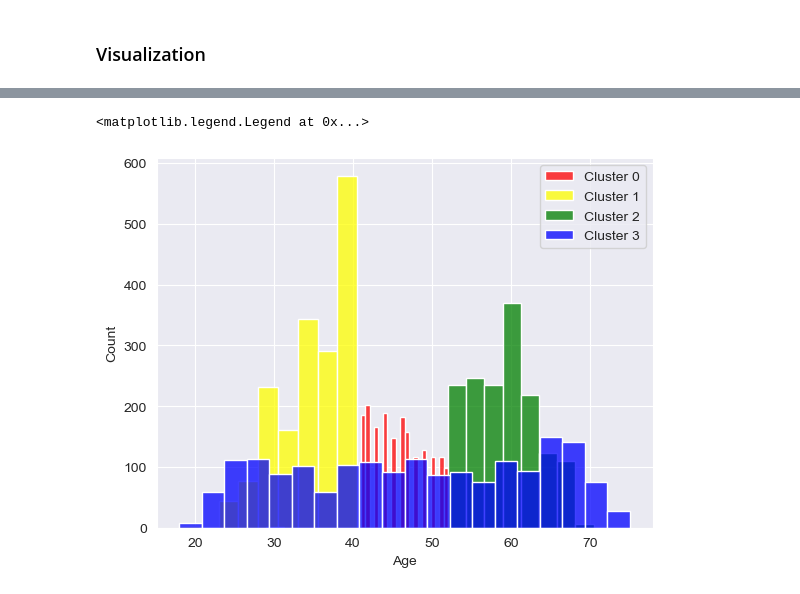
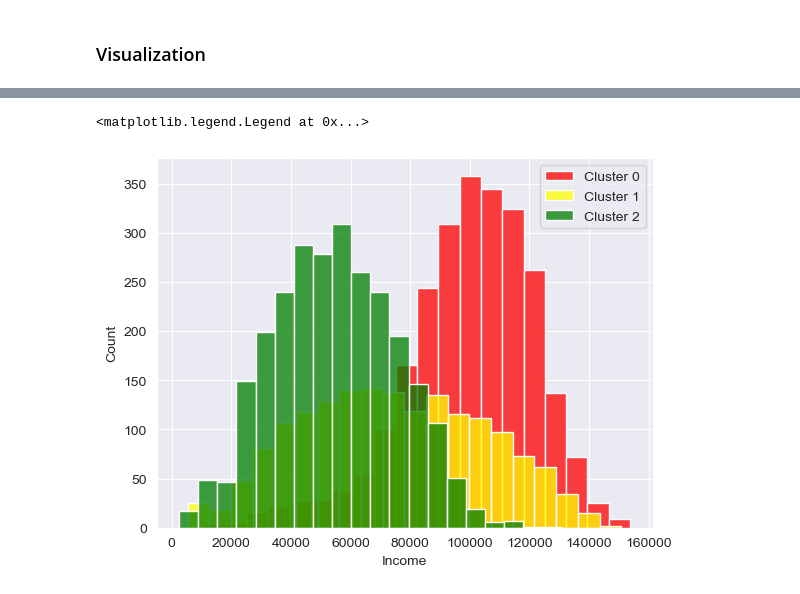
Before and after one commit to MikeOlhao/DSML_projeto, a Jupyter notebook: DSML_202223_Clusters_Group09_Notebook_semgraficos.ipynb, the cells around one changed output, grey strips where cells are left out. Cells and saved outputs as stored; diff of their text form; code cells hidden in the pictures.

Commit message:
Ratios and visualization

```diff
--- a/DSML_202223_Clusters_Group09_Notebook_semgraficos.ipynb
+++ b/DSML_202223_Clusters_Group09_Notebook_semgraficos.ipynb
@@ -621,9 +624,9 @@ df[(df[['MntMeat&Fish', 'MntEntries',
 # %%
 # como justificar a atribuição de [0,0,0,0,0,0] às variaveis de monetary?
 
-df.loc[(df[['MntMeat&Fish', 'MntEntries',
+df.drop(df.loc[(df[['MntMeat&Fish', 'MntEntries',
             'MntVegan&Vegetarian', 'MntDrinks', 'MntDesserts',
-            'MntAdditionalRequests']].sum(axis = 1) > 0) & (df[['NumAppPurchases', 'NumTakeAwayPurchases', 'NumStorePurchases']].sum(axis = 1) <= 0),['MntMeat&Fish','MntEntries','MntVegan&Vegetarian', 'MntDrinks', 'MntDesserts','MntAdditionalRequests']] = [0,0,0,0,0,0]
+            'MntAdditionalRequests']].sum(axis = 1) > 0) & (df[['NumAppPurchases', 'NumTakeAwayPurchases', 'NumStorePurchases']].sum(axis = 1) <= 0)].index,inplace=True)
 # %%
 df[(df[['MntMeat&Fish', 'MntEntries',
         'MntVegan&Vegetarian', 'MntDrinks', 'MntDesserts',
@@ -664,0 +658,7 @@ df[(df['NumOfferPurchases'] > df[['NumAppPurchases','NumTakeAwayPurchases','NumS
+# %%
+df['Pct_Meat&Fish'] = df['MntMeat&Fish']/df['MntTotal']
+df['Pct_Desserts'] = df['MntDesserts']/df['MntTotal']
+df['Pct_Entries'] = df['MntEntries']/df['MntTotal']
+df['Pct_Drinks'] = df['MntDrinks']/df['MntTotal']
+df['Pct_Vegan&Vegetarian'] = df['MntVegan&Vegetarian']/df['MntTotal']
+df['Pct_AdditionalRequests'] = df['MntAdditionalRequests'] /df['MntTotal']
@@ -665,3 +667,7 @@ df[(df['NumOfferPurchases'] > df[['NumAppPurchases','NumTakeAwayPurchases','NumS
+# %%
+df['Pct_Store'] = df['NumStorePurchases']/df['NumPurchasesTotal']
+df['Pct_App'] = df['NumAppPurchases']/df['NumPurchasesTotal']
+df['Pct_TakeAway'] = df['NumTakeAwayPurchases']/df['NumPurchasesTotal']
 # %% [markdown]
 ## Data Review
 
@@ -893,7 +904,7 @@ plt.show()
 # %%
 from sklearn.cluster import KMeans
 
-kmeans= KMeans(n_clusters = 4, max_iter =10000, random_state= 1)
+kmeans= KMeans(n_clusters = 3, max_iter =10000, random_state= 1)
 kmeans.fit(pca_train)
 pca_train_label = kmeans.labels_
 pca_train_label = pd.DataFrame(pca_train_label)
@@ -965,9 +983,8 @@ cluster3 = df_final[df_final.Cluster == 3]
 # %%
-sns.histplot(cluster0['Age'],color='red',label='Cluster 0', bins = 20)
-sns.histplot(cluster1['Age'],color='yellow',label='Cluster 1', bins = 20)
-sns.histplot(cluster2['Age'],color='green',label='Cluster 2', bins = 20)
-sns.histplot(cluster3['Age'],color='blue',label='Cluster 3', bins = 20)
-plt.legend()
+sns.histplot(cluster0['Income'],color='red',label='Cluster 0', bins = 20)
+sns.histplot(cluster1['Income'],color='yellow',label='Cluster 1', bins = 20)
+sns.histplot(cluster2['Income'],color='green',label='Cluster 2', bins = 20)
+plt.legend
 # %% [output]
 <matplotlib.legend.Legend at 0x...>
-[figure, old version]
+[figure, new version]
```
Also changed, not shown: parts of 25 cells of this notebook.
